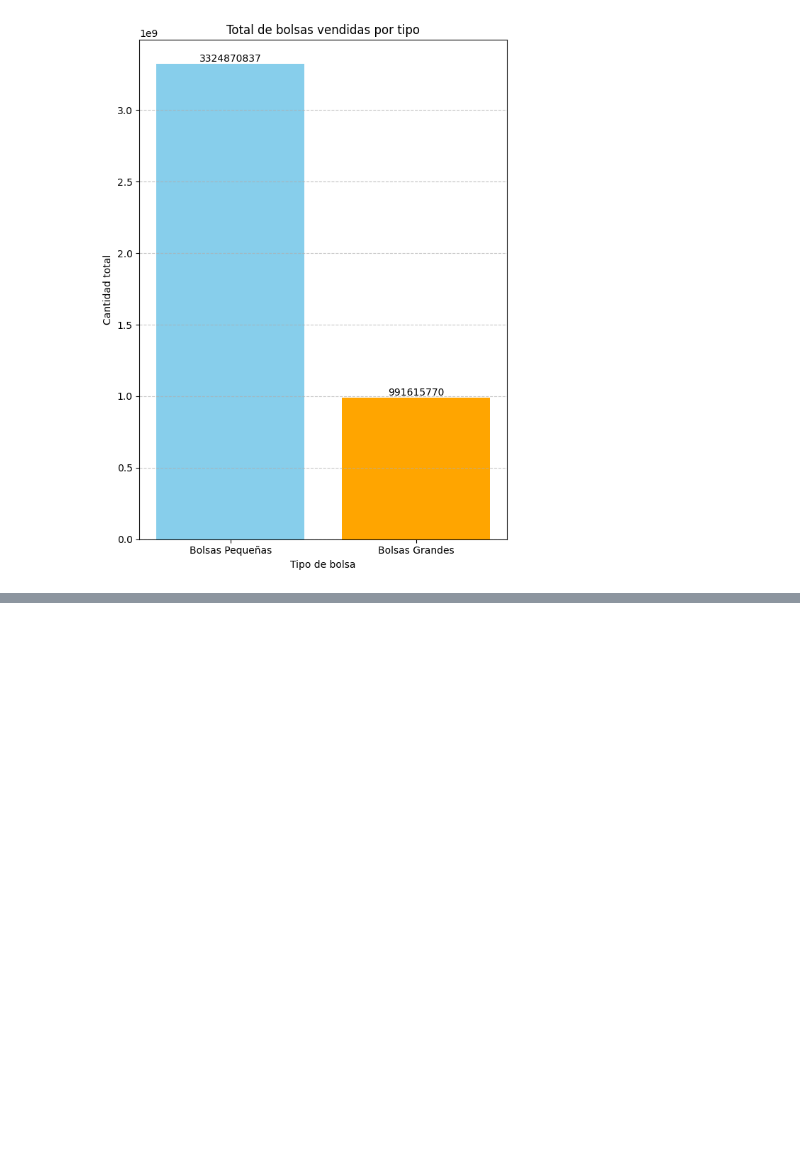
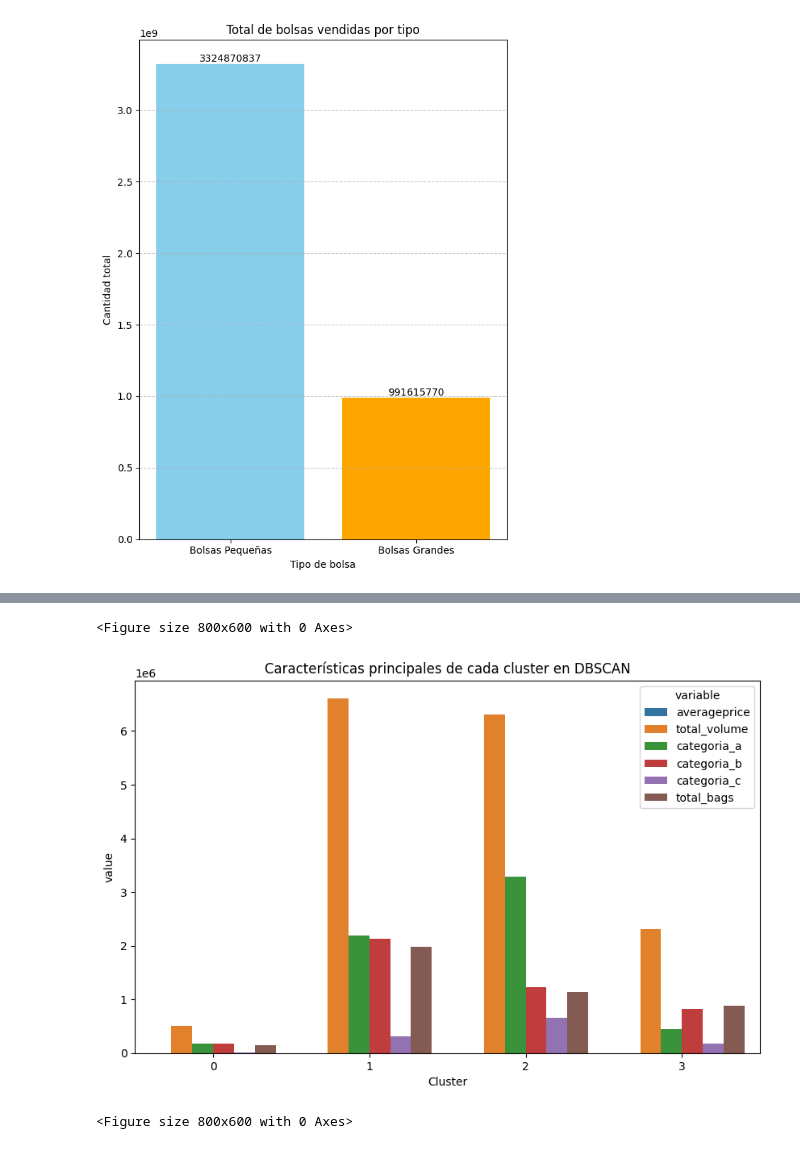
Before and after one commit to lauracoicue/Proyecto2_CDD, a Jupyter notebook: proyecto2.ipynb, the cells around one changed output, grey strips where cells are left out. Cells and saved outputs as stored; diff of their text form; code cells hidden in the pictures; blank space fills up the shorter version.

Commit message:
modelo DBSCAN

```diff
--- a/proyecto2.ipynb
+++ b/proyecto2.ipynb
@@ -301,0 +313,3 @@ plt.show()
+# %%
+dbscan = DBSCAN(eps=0.6, min_samples=5)
+clusters_dbscan = dbscan.fit_predict(data_scaled)
@@ -301,0 +335,6 @@ plt.show()
+# %%
+df_dbscan = X.copy()
+df_dbscan['Cluster'] = clusters_dbscan
+cluster_means_dbscan = df_dbscan[df_dbscan['Cluster'] != -1].groupby('Cluster').mean()
+print("Características principales de cada cluster en DBSCAN:")
+print(cluster_means_dbscan)
@@ -301,0 +372,10 @@ plt.show()
+# %%
+plt.figure(figsize=(10, 6))
+sns.barplot(data=cluster_means_dbscan.reset_index().melt(id_vars='Cluster'), x='Cluster', y='value', hue='variable')
+plt.xlabel("Cluster")
+plt.title("Características principales de cada cluster en DBSCAN")
+plt.figure(figsize=(8, 6))
+# %% [output]
+<Figure size 800x600 with 0 Axes>
+[figure, added]
+<Figure size 800x600 with 0 Axes>
```
Also changed, not shown: parts of 14 cells of this notebook.
